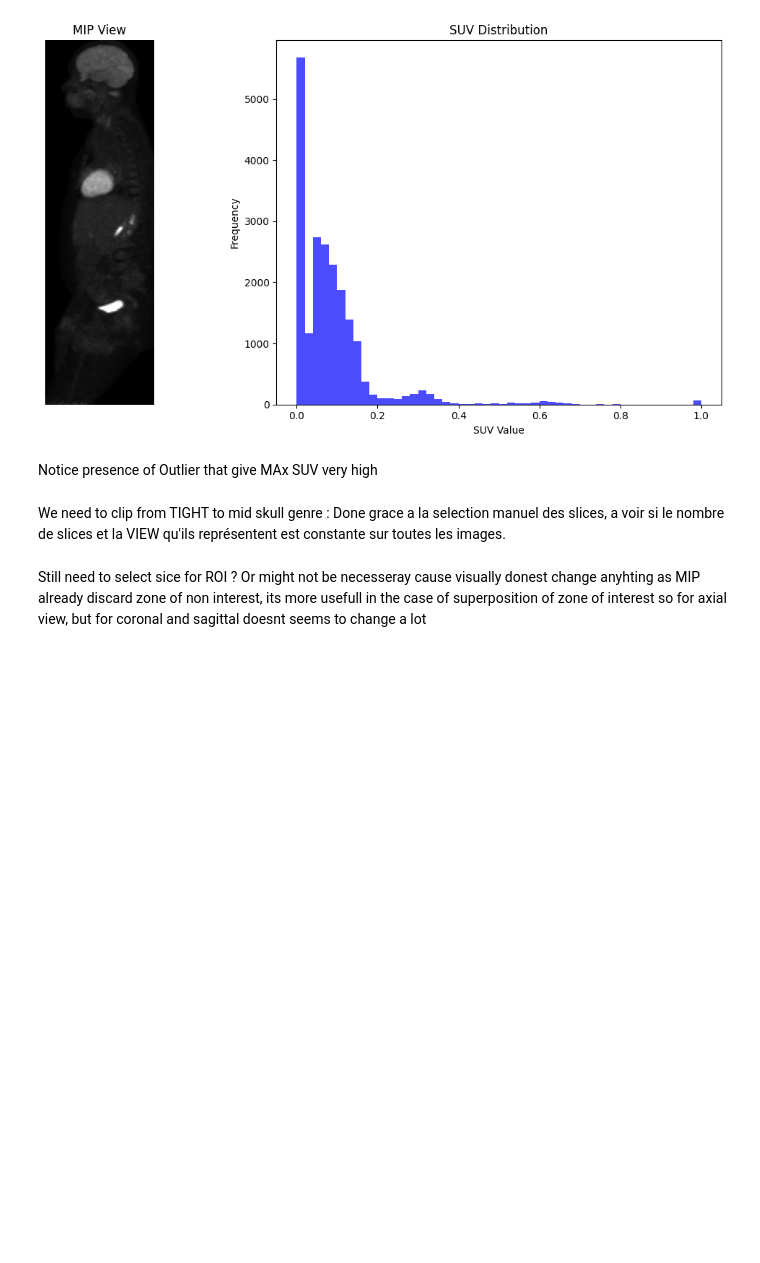
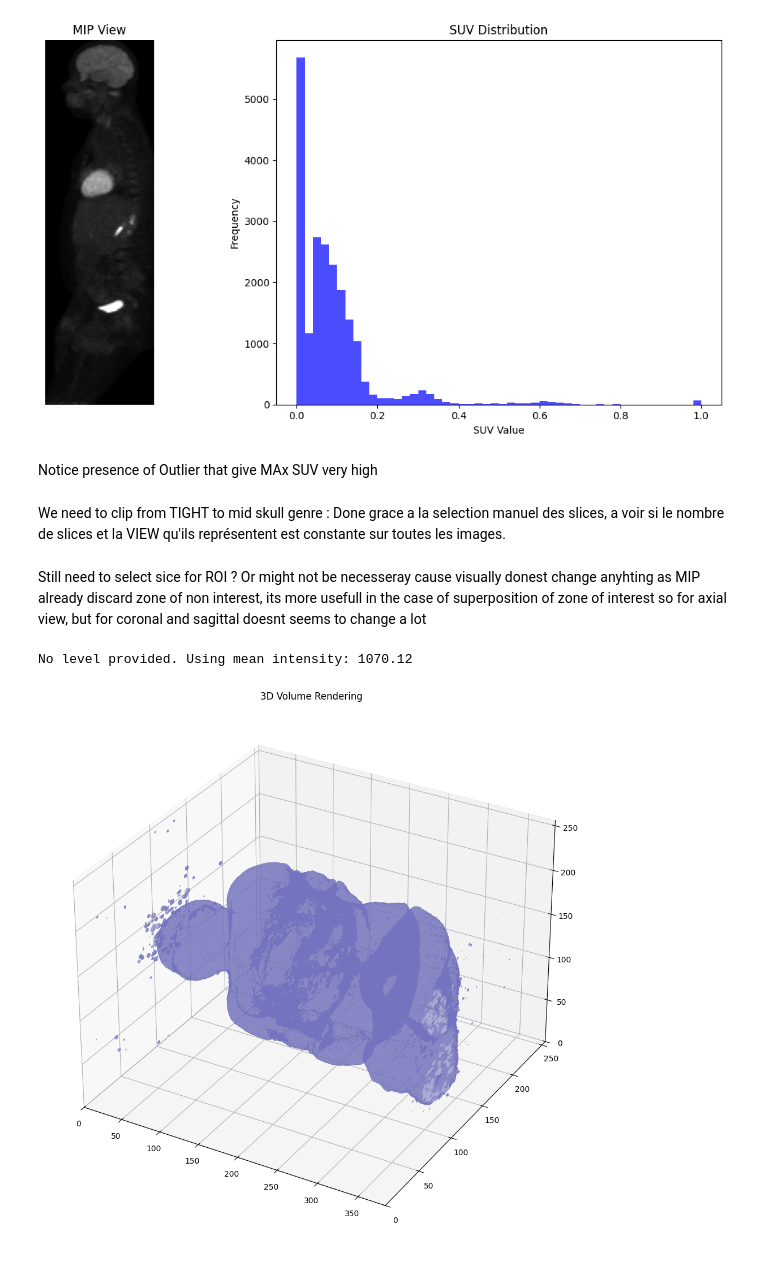
Before and after one commit to Alichnikof/Deauville_DeepLearning, a Jupyter notebook: prepro_PET.ipynb, the cells around one changed output. Saved outputs shown, nothing was run; the diff lists cells and outputs as text; code cells hidden in the pictures; blank space fills up the shorter version.

```diff
--- a/prepro_PET.ipynb
+++ b/prepro_PET.ipynb
@@ -783,6 +774,9 @@ Still need to select sice for ROI ? Or might not be necesseray cause visually do
 # %%
 # # ---------------------------
 # # Additional Visualization: 3D and 2D Slices
 # # ---------------------------
 # # Visualize a 3D rendering (isosurface extraction)
-# visualize_volume_3d(raw_volume, level=None)
+visualize_volume_3d(raw_volume, level=None)
+# %% [output]
+No level provided. Using mean intensity: 1070.12
+[figure, added]
```
Also changed, not shown: parts of 3 cells of this notebook, 12 other files.
